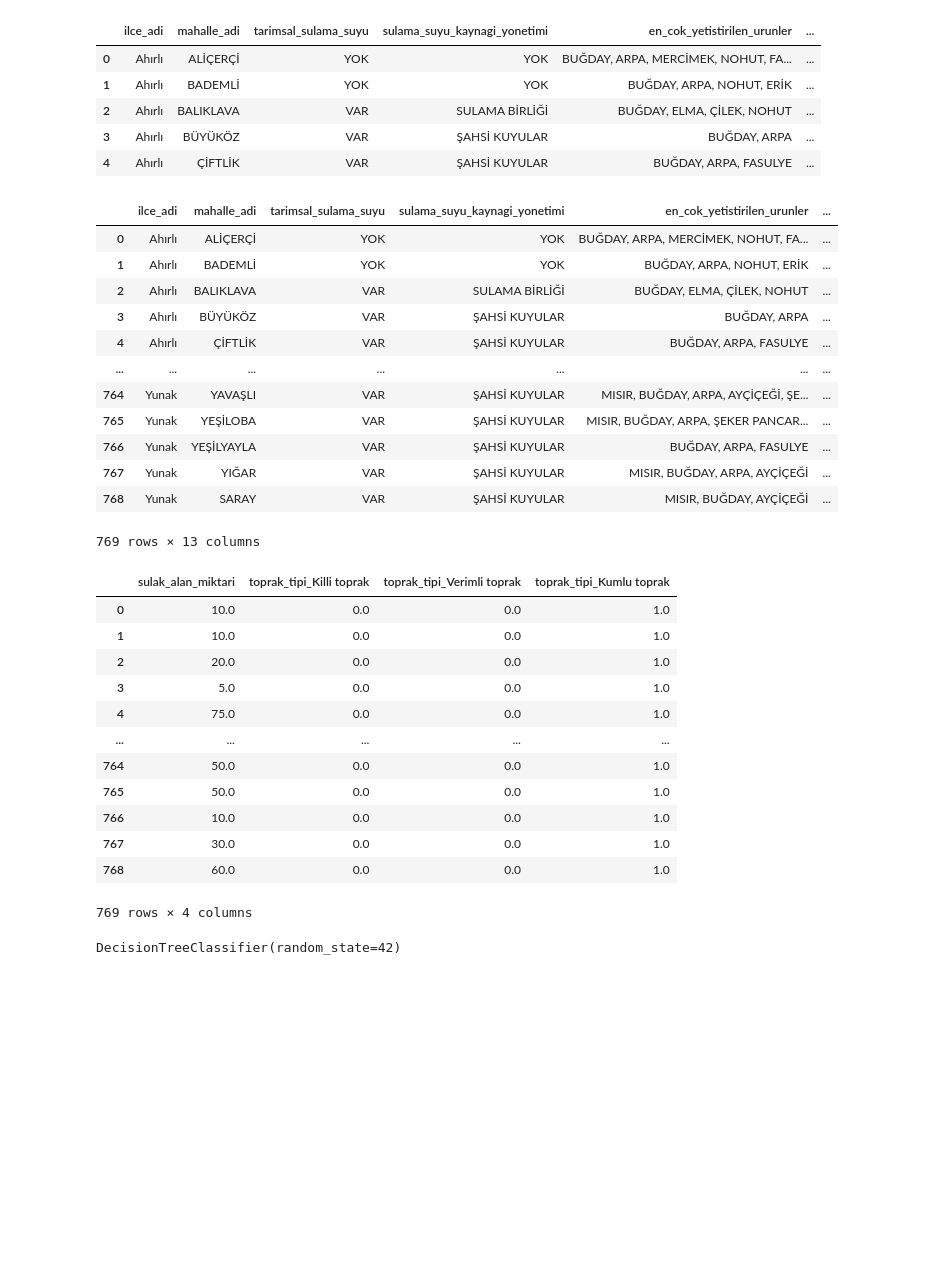
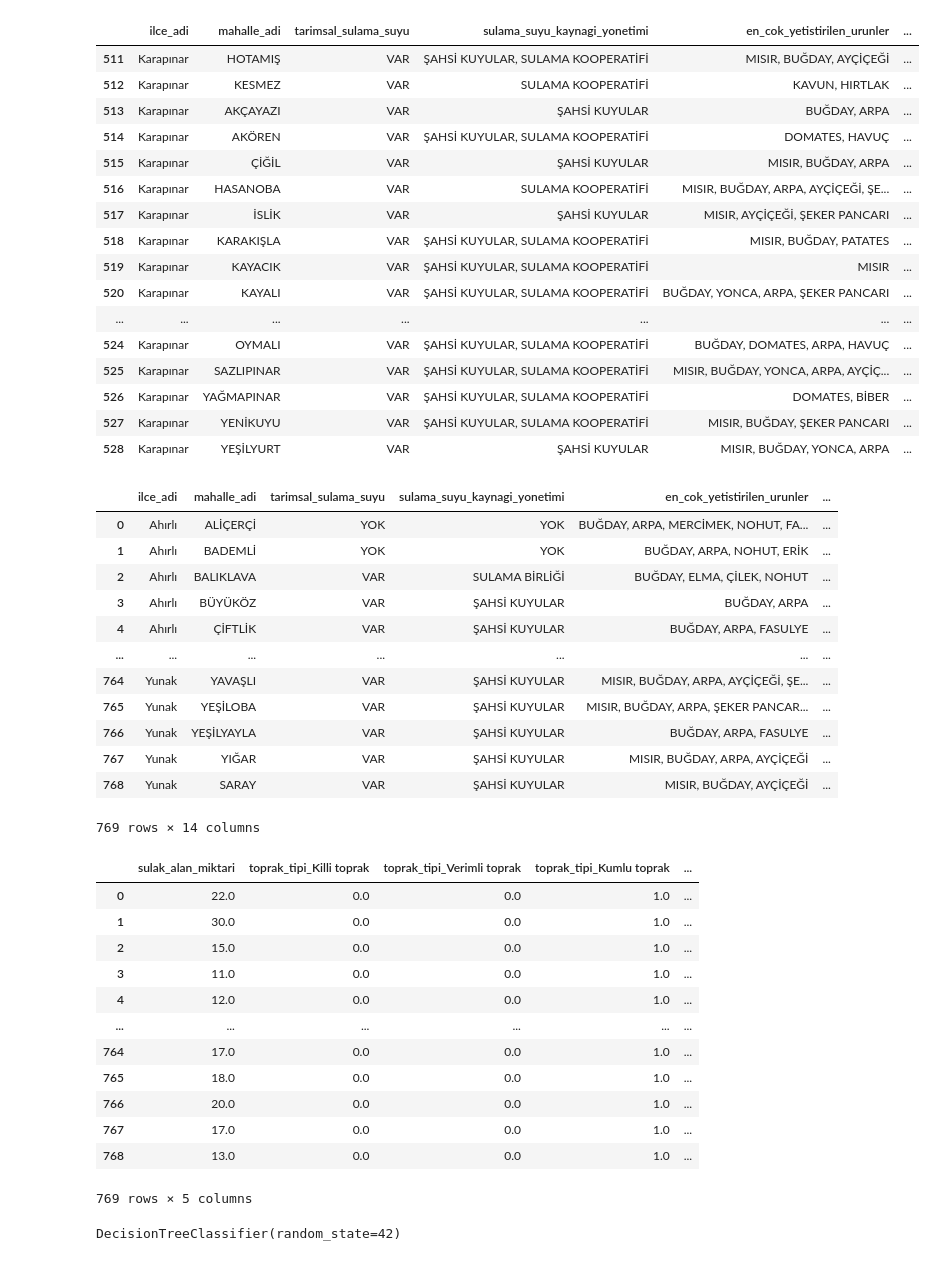
Before and after one commit to 418-Teapot-Crew/datathon, a Jupyter notebook: server/model.ipynb, the cells around one changed output. Cells and saved outputs as stored; diff of their text form; code cells hidden in the pictures; blank space fills up the shorter version.

Commit message:
visualization data

```diff
--- a/server/model.ipynb
+++ b/server/model.ipynb
@@ -2,5 +2,5 @@
 import pandas as pd
 import numpy as np
 # %%
-data = pd.read_excel('../data/model_data.xlsx')
+data = pd.read_excel('../data/model_data_rain_karapinar_update.xlsx')
 df = data.copy()
@@ -11,13 +7,24 @@ df = data.copy()
 # %%
 df['sulak_alan_miktari'] = df['sulak_alan_miktari'].str.rstrip('%').astype('float') / 1.0
-df.head()
+df[df['ilce_adi'] == 'Karapınar']
 # %% [output]
 |  | ilce_adi | mahalle_adi | tarimsal_sulama_suyu | sulama_suyu_kaynagi_yonetimi | en_cok_yetistirilen_urunler | ... |
-| 0 | Ahırlı | ALİÇERÇİ | YOK | YOK | BUĞDAY, ARPA, MERCİMEK, NOHUT, FA... | ... |
-| 1 | Ahırlı | BADEMLİ | YOK | YOK | BUĞDAY, ARPA, NOHUT, ERİK | ... |
-| 2 | Ahırlı | BALIKLAVA | VAR | SULAMA BİRLİĞİ | BUĞDAY, ELMA, ÇİLEK, NOHUT | ... |
-| 3 | Ahırlı | BÜYÜKÖZ | VAR | ŞAHSİ KUYULAR | BUĞDAY, ARPA | ... |
-| 4 | Ahırlı | ÇİFTLİK | VAR | ŞAHSİ KUYULAR | BUĞDAY, ARPA, FASULYE | ... |
+| 511 | Karapınar | HOTAMIŞ | VAR | ŞAHSİ KUYULAR, SULAMA KOOPERATİFİ | MISIR, BUĞDAY, AYÇİÇEĞİ | ... |
+| 512 | Karapınar | KESMEZ | VAR | SULAMA KOOPERATİFİ | KAVUN, HIRTLAK | ... |
+| 513 | Karapınar | AKÇAYAZI | VAR | ŞAHSİ KUYULAR | BUĞDAY, ARPA | ... |
+| 514 | Karapınar | AKÖREN | VAR | ŞAHSİ KUYULAR, SULAMA KOOPERATİFİ | DOMATES, HAVUÇ | ... |
+| 515 | Karapınar | ÇİĞİL | VAR | ŞAHSİ KUYULAR | MISIR, BUĞDAY, ARPA | ... |
+| 516 | Karapınar | HASANOBA | VAR | SULAMA KOOPERATİFİ | MISIR, BUĞDAY, ARPA, AYÇİÇEĞİ, ŞE... | ... |
+| 517 | Karapınar | İSLİK | VAR | ŞAHSİ KUYULAR | MISIR, AYÇİÇEĞİ, ŞEKER PANCARI | ... |
+| 518 | Karapınar | KARAKIŞLA | VAR | ŞAHSİ KUYULAR, SULAMA KOOPERATİFİ | MISIR, BUĞDAY, PATATES | ... |
+| 519 | Karapınar | KAYACIK | VAR | ŞAHSİ KUYULAR, SULAMA KOOPERATİFİ | MISIR | ... |
+| 520 | Karapınar | KAYALI | VAR | ŞAHSİ KUYULAR, SULAMA KOOPERATİFİ | BUĞDAY, YONCA, ARPA, ŞEKER PANCARI | ... |
+| ... | ... | ... | ... | ... | ... | ... |
+| 524 | Karapınar | OYMALI | VAR | ŞAHSİ KUYULAR, SULAMA KOOPERATİFİ | BUĞDAY, DOMATES, ARPA, HAVUÇ | ... |
+| 525 | Karapınar | SAZLIPINAR | VAR | ŞAHSİ KUYULAR, SULAMA KOOPERATİFİ | MISIR, BUĞDAY, YONCA, ARPA, AYÇİÇ... | ... |
+| 526 | Karapınar | YAĞMAPINAR | VAR | ŞAHSİ KUYULAR, SULAMA KOOPERATİFİ | DOMATES, BİBER | ... |
+| 527 | Karapınar | YENİKUYU | VAR | ŞAHSİ KUYULAR, SULAMA KOOPERATİFİ | MISIR, BUĞDAY, ŞEKER PANCARI | ... |
+| 528 | Karapınar | YEŞİLYURT | VAR | ŞAHSİ KUYULAR | MISIR, BUĞDAY, YONCA, ARPA | ... |
 # %%
 from sklearn.model_selection import train_test_split
 from sklearn.tree import DecisionTreeClassifier
@@ -45,22 +52,22 @@ df
 | 766 | Yunak | YEŞİLYAYLA | VAR | ŞAHSİ KUYULAR | BUĞDAY, ARPA, FASULYE | ... |
 | 767 | Yunak | YIĞAR | VAR | ŞAHSİ KUYULAR | MISIR, BUĞDAY, ARPA, AYÇİÇEĞİ | ... |
 | 768 | Yunak | SARAY | VAR | ŞAHSİ KUYULAR | MISIR, BUĞDAY, AYÇİÇEĞİ | ... |
-769 rows × 13 columns
+769 rows × 14 columns
 # %%
-X = df[['sulak_alan_miktari', 'toprak_tipi_Killi toprak','toprak_tipi_Verimli toprak','toprak_tipi_Kumlu toprak']]
+X = df[['sulak_alan_miktari', 'toprak_tipi_Killi toprak','toprak_tipi_Verimli toprak','toprak_tipi_Kumlu toprak','yagis_miktari (mm)']]
 y = df['product_category']
 X
 # %% [output]
-|  | sulak_alan_miktari | toprak_tipi_Killi toprak | toprak_tipi_Verimli toprak | toprak_tipi_Kumlu toprak |
-| 0 | 10.0 | 0.0 | 0.0 | 1.0 |
-| 1 | 10.0 | 0.0 | 0.0 | 1.0 |
-| 2 | 20.0 | 0.0 | 0.0 | 1.0 |
-| 3 | 5.0 | 0.0 | 0.0 | 1.0 |
-| 4 | 75.0 | 0.0 | 0.0 | 1.0 |
-| ... | ... | ... | ... | ... |
-| 764 | 50.0 | 0.0 | 0.0 | 1.0 |
-| 765 | 50.0 | 0.0 | 0.0 | 1.0 |
-| 766 | 10.0 | 0.0 | 0.0 | 1.0 |
-| 767 | 30.0 | 0.0 | 0.0 | 1.0 |
-| 768 | 60.0 | 0.0 | 0.0 | 1.0 |
+|  | sulak_alan_miktari | toprak_tipi_Killi toprak | toprak_tipi_Verimli toprak | toprak_tipi_Kumlu toprak | ... |
+| 0 | 22.0 | 0.0 | 0.0 | 1.0 | ... |
+| 1 | 30.0 | 0.0 | 0.0 | 1.0 | ... |
+| 2 | 15.0 | 0.0 | 0.0 | 1.0 | ... |
+| 3 | 11.0 | 0.0 | 0.0 | 1.0 | ... |
+| 4 | 12.0 | 0.0 | 0.0 | 1.0 | ... |
+| ... | ... | ... | ... | ... | ... |
+| 764 | 17.0 | 0.0 | 0.0 | 1.0 | ... |
+| 765 | 18.0 | 0.0 | 0.0 | 1.0 | ... |
+| 766 | 20.0 | 0.0 | 0.0 | 1.0 | ... |
+| 767 | 17.0 | 0.0 | 0.0 | 1.0 | ... |
+| 768 | 13.0 | 0.0 | 0.0 | 1.0 | ... |
-769 rows × 4 columns
+769 rows × 5 columns
```
Also changed, not shown: parts of 9 cells of this notebook, 4 other files.
